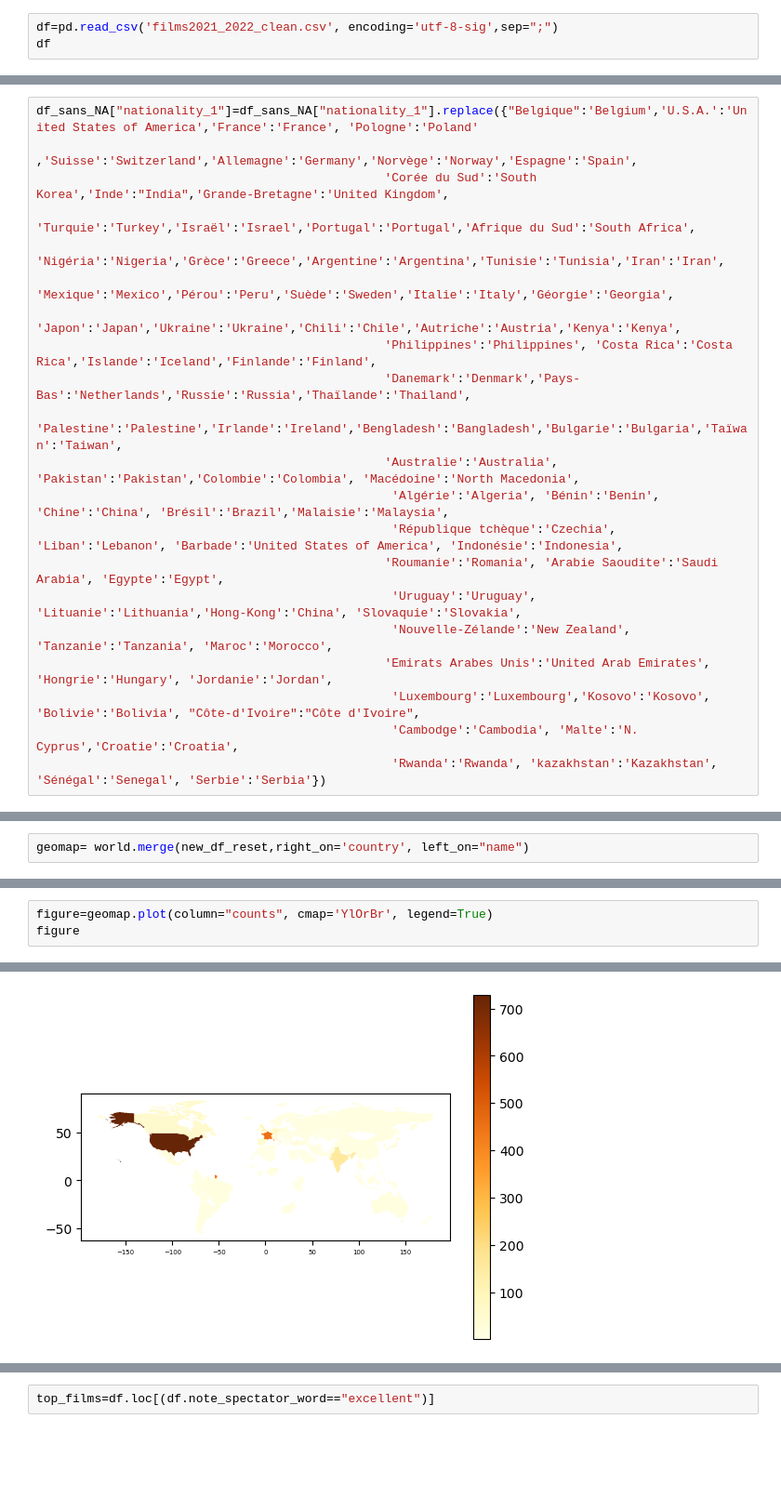
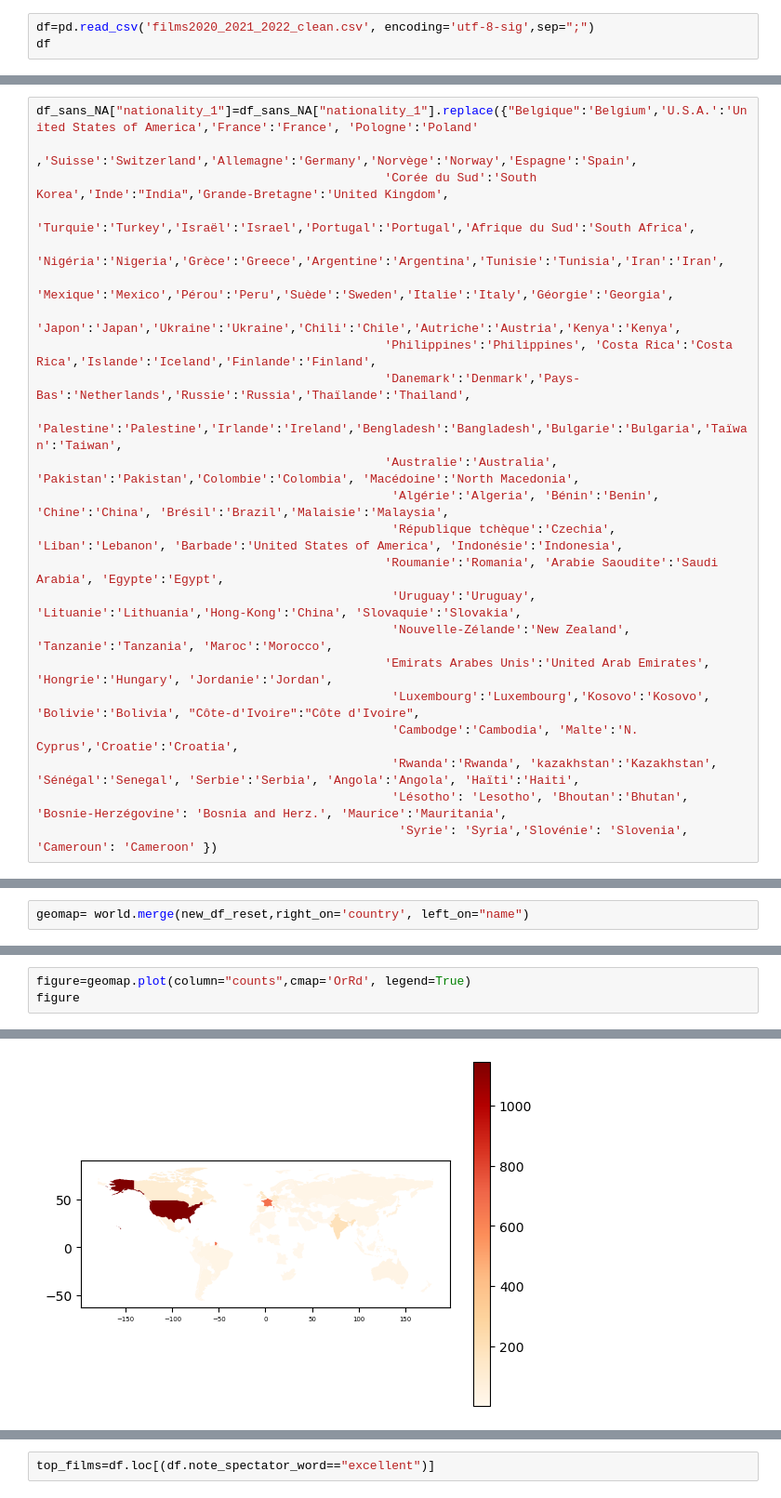
Before and after one commit to alienor15/Films_DM_2023, a Jupyter notebook: Data vizualization.ipynb, the cells around one changed output, grey strips where cells are left out. Shown at 93% size. Drawn from its saved outputs; the diff is of its cells as text; blank space fills up the shorter version.

```diff
--- a/Data vizualization.ipynb
+++ b/Data vizualization.ipynb
@@ -14,4 +18,4 @@ from plotnine import *
 # %%
-df=pd.read_csv('films2021_2022_clean.csv', encoding='utf-8-sig',sep=";")
+df=pd.read_csv('films2020_2021_2022_clean.csv', encoding='utf-8-sig',sep=";")
 df
 # %% [output]
@@ -238,7 +278,9 @@ df_sans_NA["nationality_1"]=df_sans_NA["nationality_1"].replace({"Belgique":'Bel
                                                 'Emirats Arabes Unis':'United Arab Emirates', 'Hongrie':'Hungary', 'Jordanie':'Jordan',
                                                  'Luxembourg':'Luxembourg','Kosovo':'Kosovo', 'Bolivie':'Bolivia', "Côte-d'Ivoire":"Côte d'Ivoire",
                                                  'Cambodge':'Cambodia', 'Malte':'N. Cyprus','Croatie':'Croatia',
-                                                 'Rwanda':'Rwanda', 'kazakhstan':'Kazakhstan', 'Sénégal':'Senegal', 'Serbie':'Serbia'})
+                                                 'Rwanda':'Rwanda', 'kazakhstan':'Kazakhstan', 'Sénégal':'Senegal', 'Serbie':'Serbia', 'Angola':'Angola', 'Haïti':'Haiti',
+                                                 'Lésotho': 'Lesotho', 'Bhoutan':'Bhutan', 'Bosnie-Herzégovine': 'Bosnia and Herz.', 'Maurice':'Mauritania',
+                                                  'Syrie': 'Syria','Slovénie': 'Slovenia', 'Cameroun': 'Cameroon' })
 # %%
 df_sans_NA["nationality_1"].unique()
 # %% [output]
@@ -302,6 +346,6 @@ geomap.sort_values('name')
 # %%
-figure=geomap.plot(column="counts", cmap='YlOrBr', legend=True)
+figure=geomap.plot(column="counts",cmap='OrRd', legend=True)
 figure
 # %% [output]
 <AxesSubplot:>
-[figure, old version]
+[figure, new version]
```
Also changed, not shown: parts of 70 cells of this notebook.
